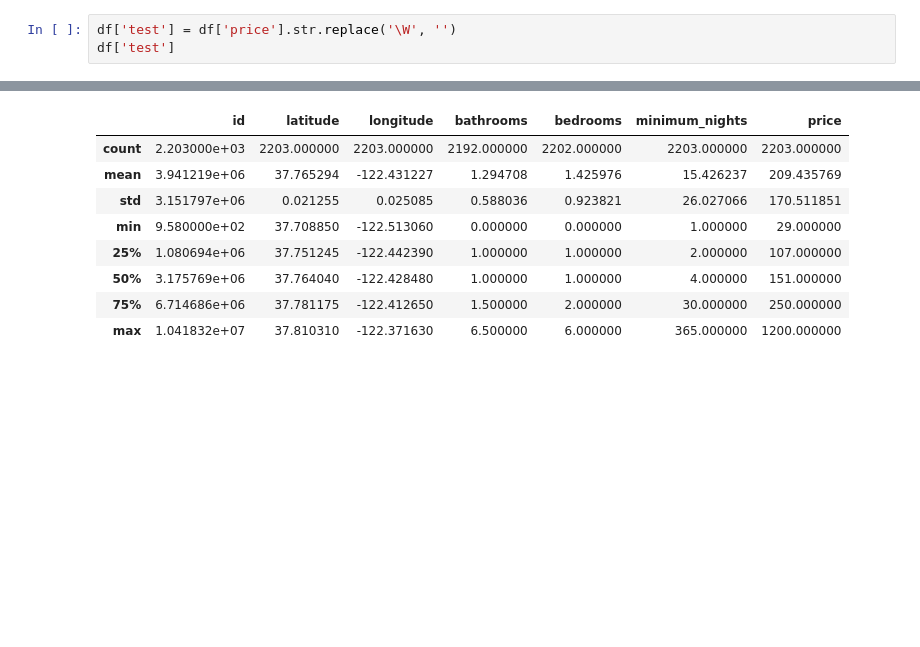
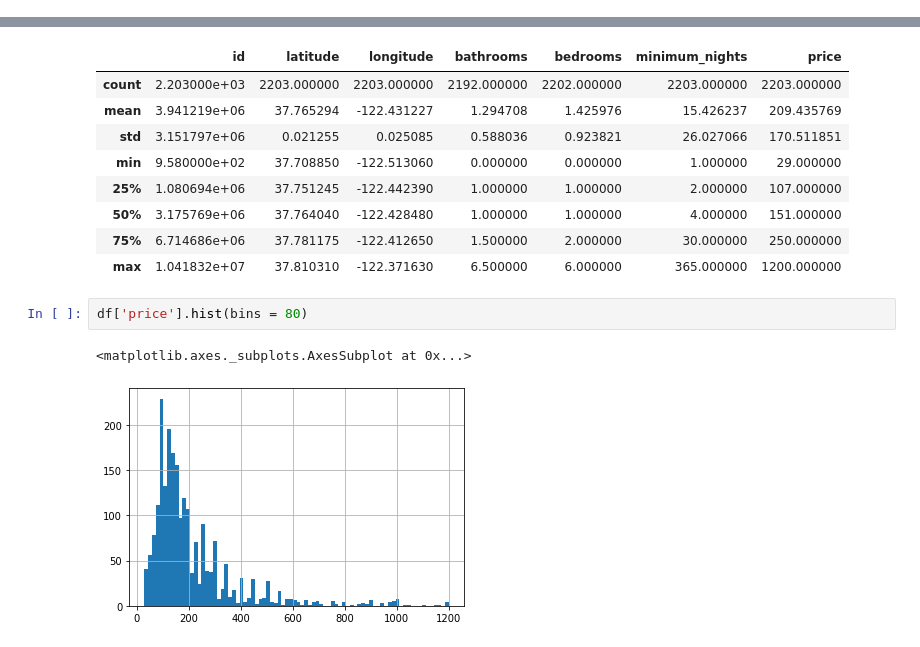
Before and after one commit to burlharlin/github-slideshow, a Jupyter notebook: Property_Rentals.ipynb, the cells around one changed output, grey strips where cells are left out. Saved outputs shown, nothing was run; the diff lists cells and outputs as text; blank space fills up the shorter version.

```diff
--- a/Property_Rentals.ipynb
+++ b/Property_Rentals.ipynb
@@ -121,6 +121,3 @@ df[df.loc[:, 'minimum_nights'] > 365]
 | 1893 | 8066789 | 37.76264 | -122.42082 | Apartment | Private room | 2.0 | 1.0 | 1125 | "$3,200.00 " |
 # %%
 import re
-# %%
-df['test'] = df['price'].str.replace('\W', '')
-df['test']
@@ -199,3 +183,8 @@ df.describe()
 | 50% | 3.175769e+06 | 37.764040 | -122.428480 | 1.000000 | 1.000000 | 4.000000 | 151.000000 |
 | 75% | 6.714686e+06 | 37.781175 | -122.412650 | 1.500000 | 2.000000 | 30.000000 | 250.000000 |
 | max | 1.041832e+07 | 37.810310 | -122.371630 | 6.500000 | 6.000000 | 365.000000 | 1200.000000 |
+# %%
+df['price'].hist(bins = 80)
+# %% [output]
+<matplotlib.axes._subplots.AxesSubplot at 0x...>
+[figure, added]
```
Also changed, not shown: parts of 1 cell of this notebook.
